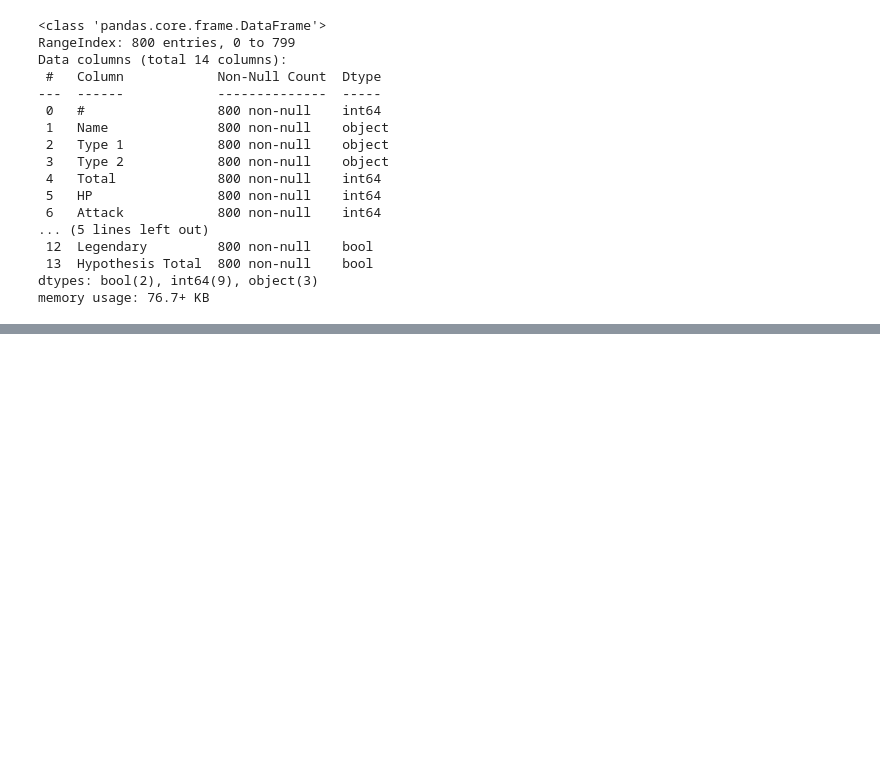
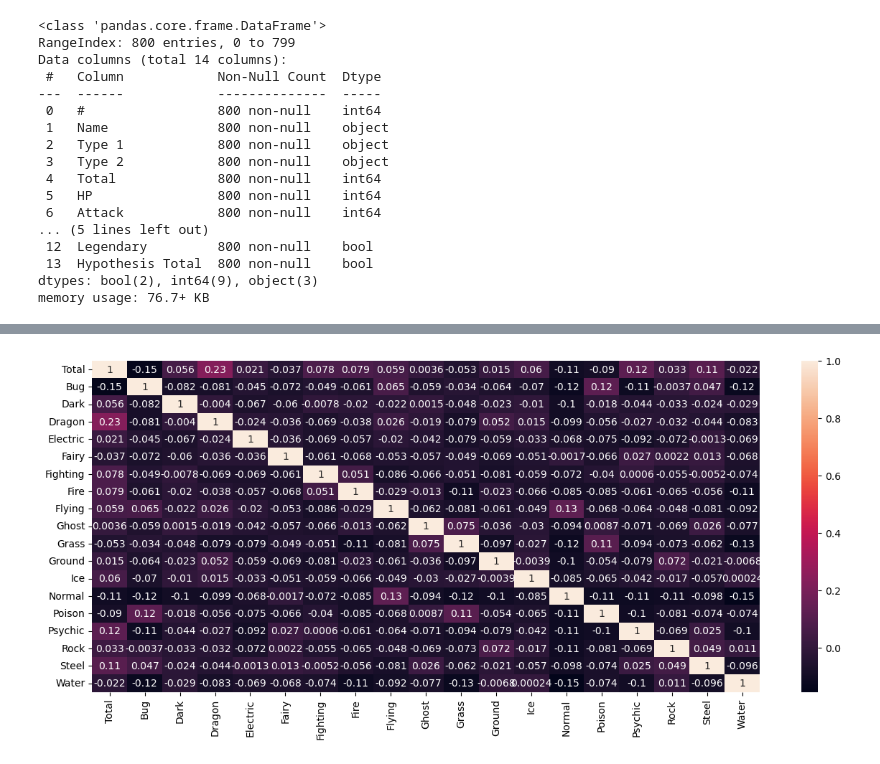
Before and after one commit to Andreadatalu/lab-dataframe-calculations, a Jupyter notebook: your-code/challenge-2-Final.ipynb, the cells around one changed output, grey strips where cells are left out. Drawn from its saved outputs; the diff is of its cells as text; code cells hidden in the pictures; blank space fills up the shorter version.

Commit message:
Lab Pokemon Done

```diff
--- a/your-code/challenge-2-Final.ipynb
+++ b/your-code/challenge-2-Final.ipynb
@@ -130,3 +130,24 @@ memory usage: 76.7+ KB
 # %%
 import pandas as pd
 from sklearn.preprocessing import OneHotEncoder
+# %%
+# Separate Type 1 and Type 2 columns
+pokemon_types1 = pokemon[['Type 1']]
+#pokemon_types2 = pokemon[['Type 2']]
+
+# Fit and transform columns from Type 1 and Type 2
+encoder1 = OneHotEncoder().fit(pokemon_types1)
+#encoder2 = OneHotEncoder().fit(pokemon_types2)
+
+encoded_types1 = encoder1.transform(pokemon_types1).toarray()
+#encoded_types2 = encoder2.transform(pokemon_types2).toarray()
+
+# New column names from OneHotEncoder
+column_names1 = encoder1.get_feature_names_out()
+#column_names2 = encoder2.get_feature_names_out()
+
+# Create new DataFrames from the encoding
+onehot_encoded1 = pd.DataFrame(encoded_types1, columns=column_names1)
+#onehot_encoded2 = pd.DataFrame(encoded_types2, columns=column_names2)
+
+onehot_encoded1
@@ -132,0 +204,11 @@ from sklearn.preprocessing import OneHotEncoder
+# %%
+# Merge Type 1 and Type 2 encoded dataframes
+merged_encoded = pd.concat([onehot_encoded1, Type2_encoded], axis=1)
+
+# Remove prefix 'Type 1_' and 'Type 2_' from column names
+merged_encoded.columns = merged_encoded.columns.str.replace('Type 1_', '').str.replace('Type 2_', '')
+
+# Remove duplicate columns while preserving the values
+merged_encoded = merged_encoded.T.groupby(level=0).max().T
+
+merged_encoded
@@ -132,0 +250,4 @@ from sklearn.preprocessing import OneHotEncoder
+# %%
+#adding the target 2
+pokemon2 = pd.concat([pokemon[['Name','Total']], merged_encoded], axis=1)
+pokemon2
@@ -132,0 +280,11 @@ from sklearn.preprocessing import OneHotEncoder
+# %%
+import seaborn as sns
+import matplotlib.pyplot as plt
+correlation_matrix = pokemon2.corr()
+plt.figure(figsize=(15, 6))
+sns.heatmap(correlation_matrix, annot=True)
+plt.show()
+
+#Dragon is the one that have a hight correlation with the total, next to Drgon is Fliying - Normal and tied in third are Psychic and Poison-Bug
+# %% [output]
+[figure, added]
```
Also changed, not shown: parts of 17 cells of this notebook.
